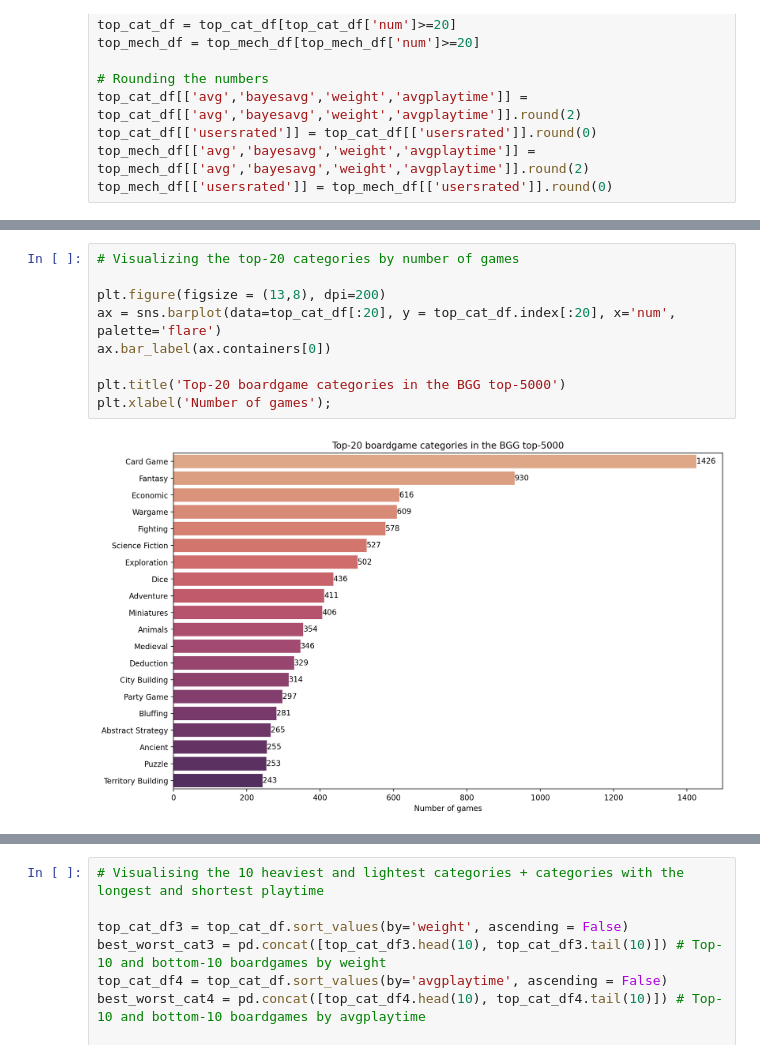
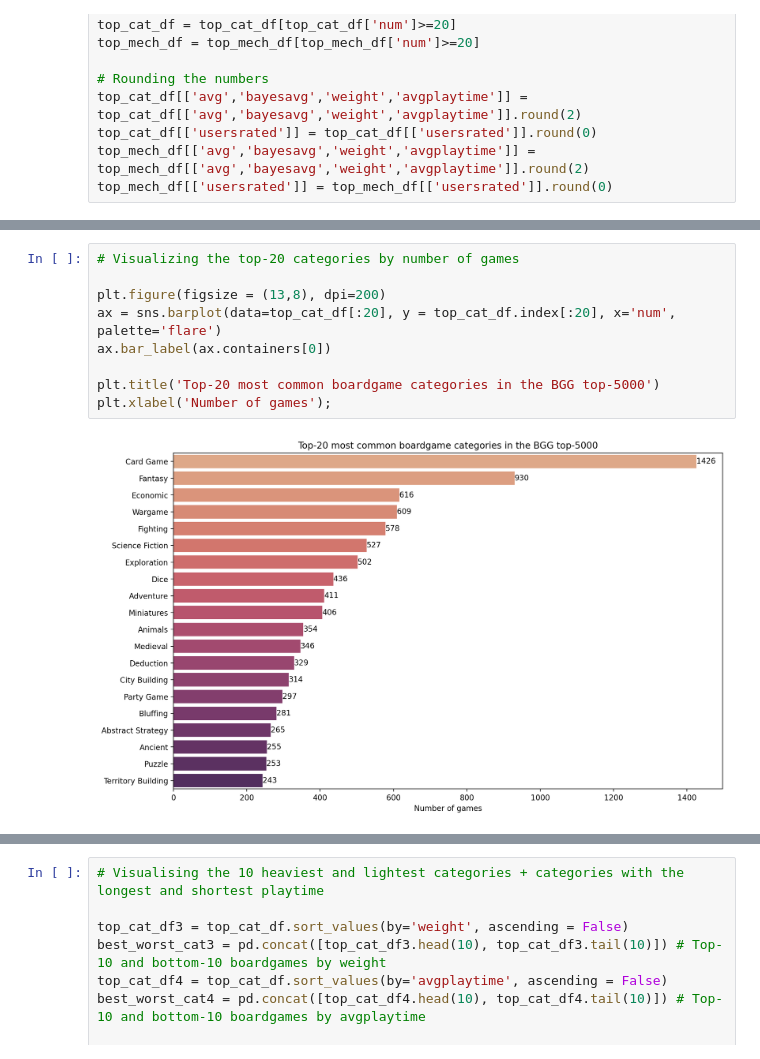
Before and after one commit to emax30/BGG-boardgame-analysis, a Jupyter notebook: BGG_exploratory_data_analysis.ipynb, the cells around one changed output, grey strips where cells are left out. Cells and saved outputs as stored; diff of their text form.

```diff
--- a/BGG_exploratory_data_analysis.ipynb
+++ b/BGG_exploratory_data_analysis.ipynb
@@ -235,14 +271,14 @@ top_mech_df[['usersrated']] = top_mech_df[['usersrated']].round(0)
 # %%
 # Visualizing the top-20 categories by number of games
 
 plt.figure(figsize = (13,8), dpi=200)
 ax = sns.barplot(data=top_cat_df[:20], y = top_cat_df.index[:20], x='num', palette='flare')
 ax.bar_label(ax.containers[0])
 
-plt.title('Top-20 boardgame categories in the BGG top-5000')
+plt.title('Top-20 most common boardgame categories in the BGG top-5000')
 plt.xlabel('Number of games');
 # %% [output]
-[figure, old version]
+[figure, new version]
 # %%
 # Visualising the 10 highest and lowest rated categories
 
```
Also changed, not shown: parts of 23 cells of this notebook.
